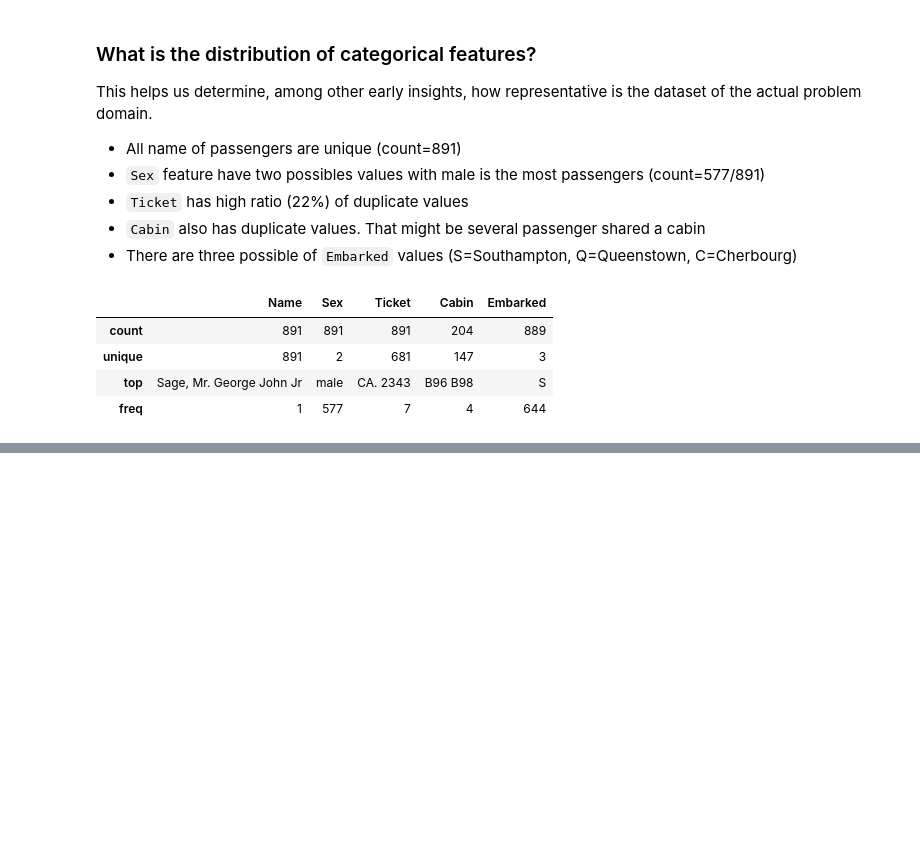
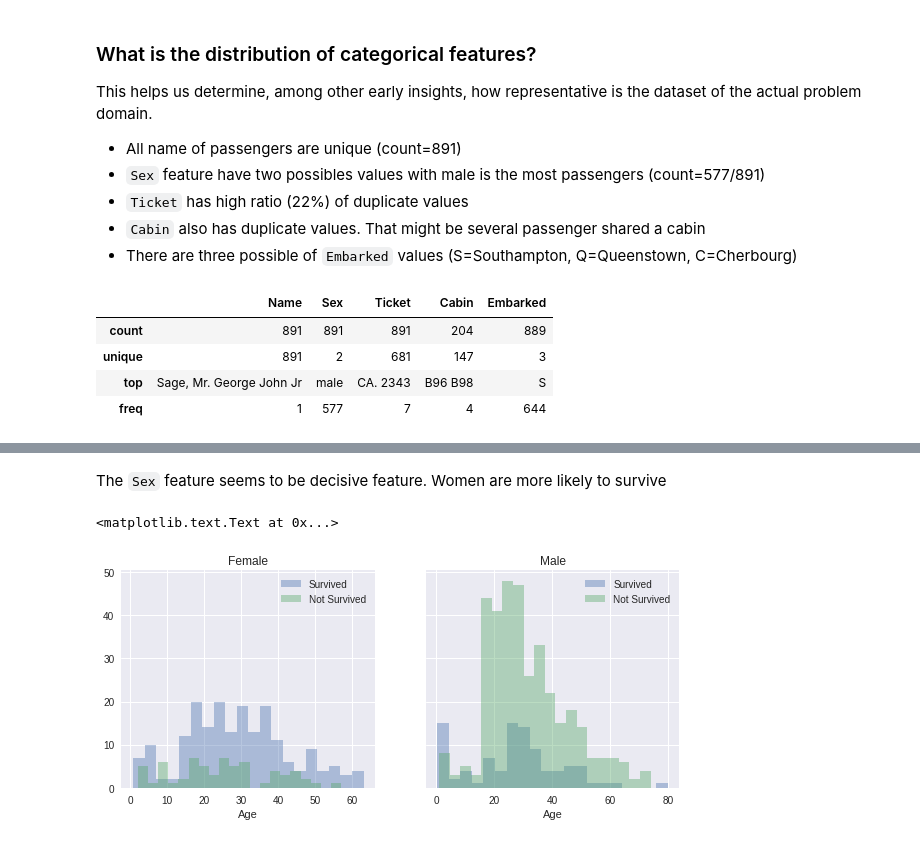
Before and after one commit to eriansha/titanic-survivor, a Jupyter notebook: Investigate Titanic Survivor.ipynb, the cells around one changed output, grey strips where cells are left out. Drawn from its saved outputs; the diff is of its cells as text; code cells hidden in the pictures; blank space fills up the shorter version.

```diff
--- a/Investigate Titanic Survivor.ipynb
+++ b/Investigate Titanic Survivor.ipynb
@@ -143,0 +158,33 @@ dataset.describe(include=['O'])
+# %% [markdown]
+The `Sex` feature seems to be decisive feature. Women are more likely to survive
+# %%
+# create label
+survived = 'Survived'
+not_survived = 'Not Survived'
+
+# initalize figure and axes
+fig, axes = plt.subplots(nrows=1, ncols=2, figsize=(10, 4), sharey=True)
+
+female = dataset[dataset['Sex'] == 'female']
+male = dataset[dataset['Sex'] == 'male']
+
+# plot female passenger
+ax = sns.distplot(female[female['Survived'] == 1].Age.dropna(),
+                  bins=20, label=survived, ax=axes[0], kde=False )
+ax = sns.distplot(female[female['Survived'] == 0].Age.dropna(),
+                  bins=20, label=not_survived, ax=axes[0], kde=False )
+
+ax.legend()
+ax.set_title('Female')
+
+# plot male passenger
+ax = sns.distplot(male[male['Survived'] == 1].Age.dropna(),
+                 bins=20, label=survived, ax=axes[1], kde=False)
+ax = sns.distplot(male[male['Survived'] == 0].Age.dropna(),
+                 bins=20, label=not_survived, ax=axes[1], kde=False)
+
+ax.legend()
+ax.set_title('Male')
+# %% [output]
+<matplotlib.text.Text at 0x...>
+[figure, added]
```
Also changed, not shown: parts of 8 cells of this notebook.
